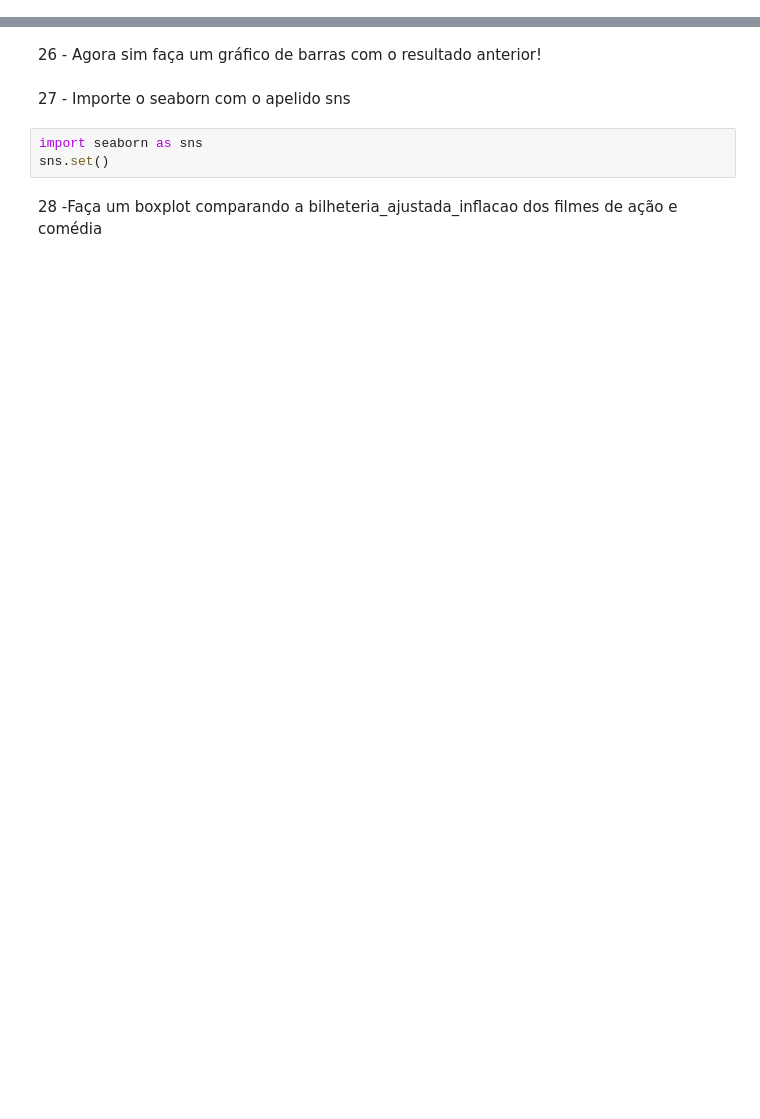
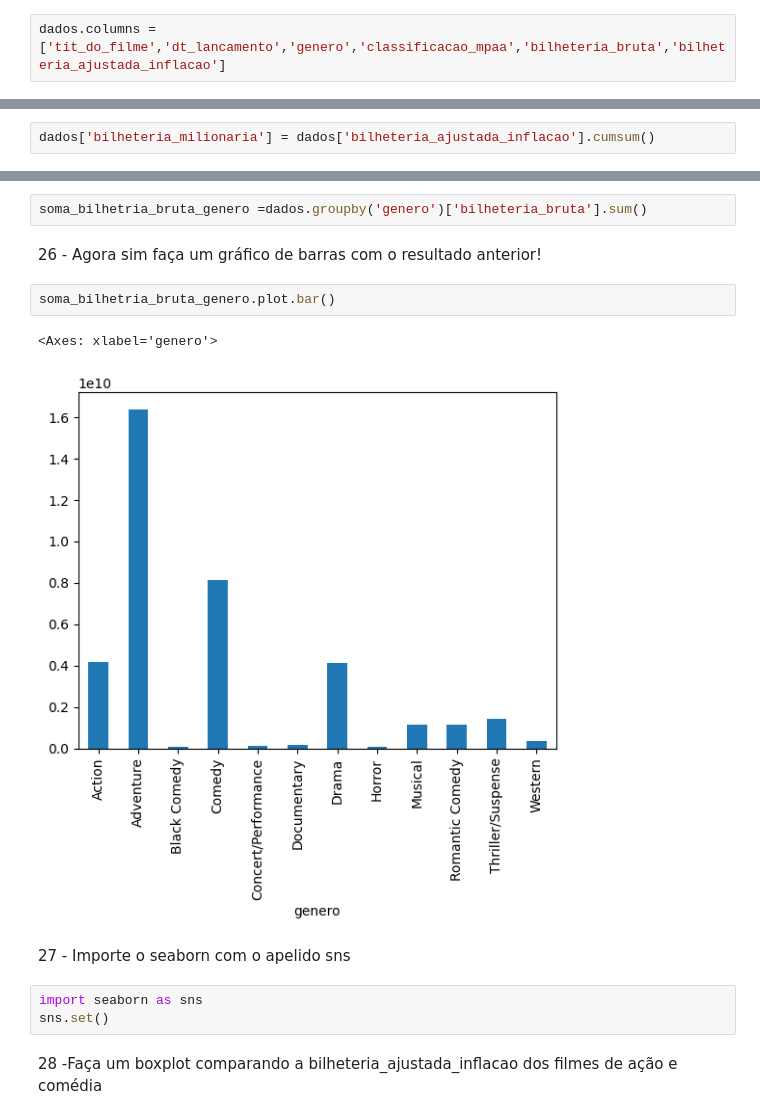
Before and after one commit to ceska68/Exercicios, a Jupyter notebook: Desafio_6_Estatísticas.ipynb, the cells around one changed output, grey strips where cells are left out. Drawn from its saved outputs; the diff is of its cells as text; blank space fills up the shorter version.

```diff
--- a/Desafio_6_Estatísticas.ipynb
+++ b/Desafio_6_Estatísticas.ipynb
@@ -53,3 +53,5 @@ Agora, antes de mais nada vamos renomear as colunas para ficar mais fácil o ent
 ['tit_do_filme','dt_lancamento','genero','classificacao_mpaa','bilheteria_bruta','bilheteria_ajustada_inflacao']
 # %% [markdown]
 3 - Veja o dataset agora:
+# %%
+dados.columns = ['tit_do_filme','dt_lancamento','genero','classificacao_mpaa','bilheteria_bruta','bilheteria_ajustada_inflacao']
@@ -68,4 +138,6 @@ Agora, antes de mais nada vamos renomear as colunas para ficar mais fácil o ent
 # %% [markdown]
 10- Obtenha a soma cumulativa da bilheteria_ajustada_inflacao,adicione ao dataset com o nome de bilheteria_milionaria
+# %%
+dados['bilheteria_milionaria'] = dados['bilheteria_ajustada_inflacao'].cumsum()
 # %% [markdown]
 11 - Veja a coluna que você criou
@@ -105,8 +307,15 @@ Está na hora de fazermos um pouco de gráficos. Não existe análise de dados s
 import seaborn as sns
 # %% [markdown]
 25 - Some a bilheteria_bruta por genero
+# %%
+soma_bilhetria_bruta_genero =dados.groupby('genero')['bilheteria_bruta'].sum()
 # %% [markdown]
 26 - Agora sim faça um gráfico de barras com o resultado anterior!
+# %%
+soma_bilhetria_bruta_genero.plot.bar()
+# %% [output]
+<Axes: xlabel='genero'>
+[figure, added]
 # %% [markdown]
 27 - Importe o seaborn com o apelido sns
 # %%
```
Also changed, not shown: parts of 22 cells of this notebook.
